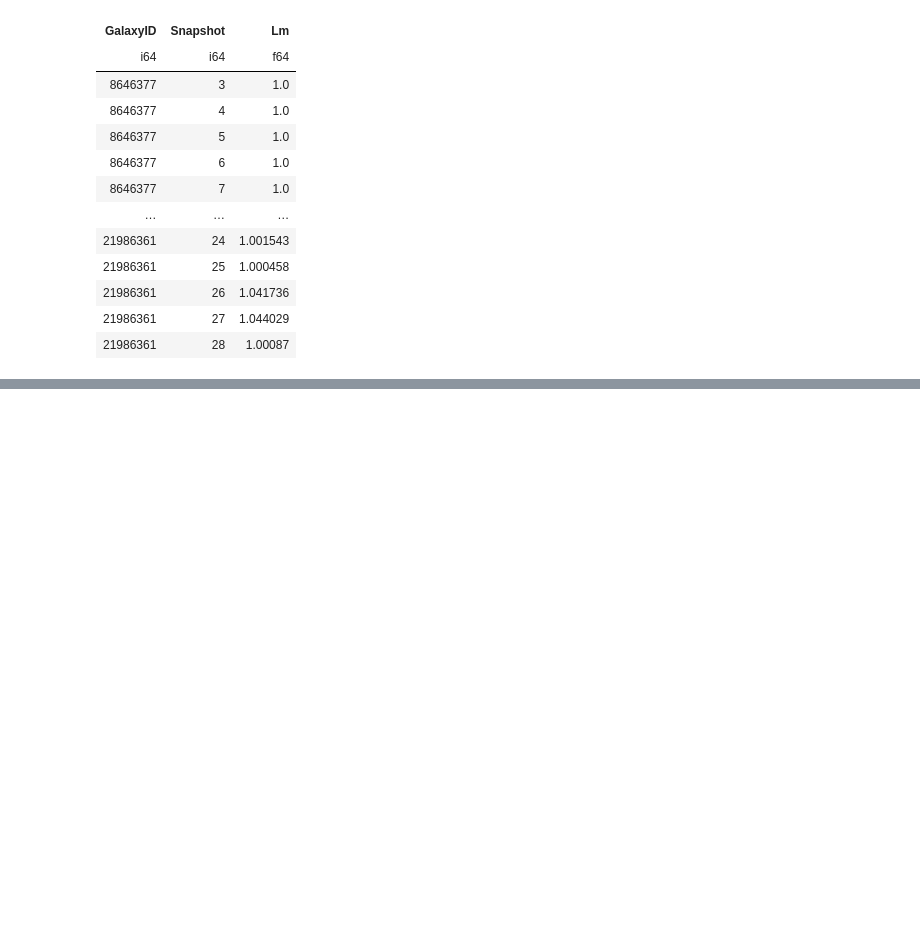
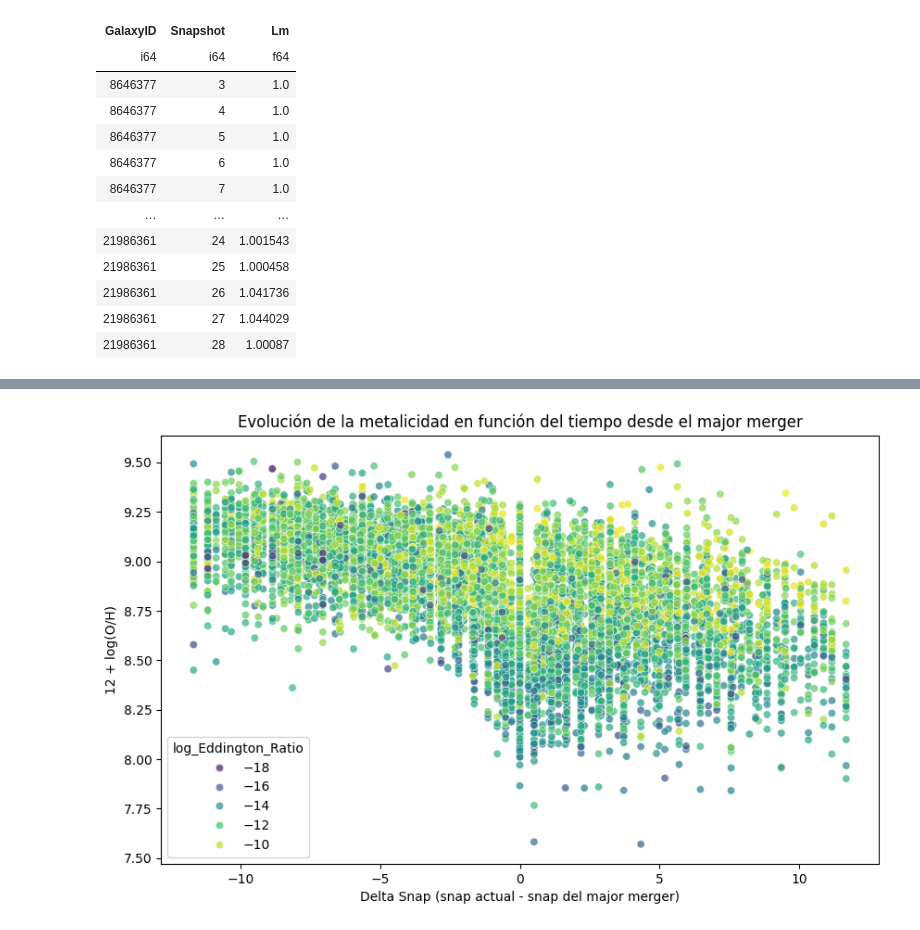
Before and after one commit to SantamariaR/Taller-Tesis-1, a Jupyter notebook: Estadistica_evolutiva.ipynb, the cells around one changed output, grey strips where cells are left out. Cells and saved outputs as stored; diff of their text form; code cells hidden in the pictures; blank space fills up the shorter version.

```diff
--- a/Estadistica_evolutiva.ipynb
+++ b/Estadistica_evolutiva.ipynb
@@ -125,0 +245,27 @@ fig.show()
+# %%
+# Creamos delta snap para cada galaxia, que es la diferencia entre el snap actual y el snap del major merger
+# Primero obtenemos el snap del major merger para cada galaxia
+major_merger_snaps = (
+    result_merger
+    .filter(pl.col("Lm") > 1.25)
+    .group_by("RootGalaxyID")
+    .agg(pl.min("SnapNum").alias("Snap_Major_Merger"))
+)
+
+# Separamos tambien diferencia temporal
+major_merger_time = (
+    result_merger
+    .filter(pl.col("Lm") > 1.25)
+    .group_by("RootGalaxyID")
+    .agg(pl.min("LookbackTime(Gyr)").alias("Time_Major_Merger"))
+)
+
+# Luego unimos esta información con el dataset original para calcular delta snap
+result_with_delta = result_merger.join(major_merger_snaps, on="RootGalaxyID", how="left").with_columns(
+    (pl.col("SnapNum") - pl.col("Snap_Major_Merger")).alias("Delta_Snap")
+)
+
+# Unimos también la información de tiempo para calcular delta tiempo
+result_with_delta = result_with_delta.join(major_merger_time, on="RootGalaxyID", how="left").with_columns(
+    (pl.col("LookbackTime(Gyr)") - pl.col("Time_Major_Merger")).alias("Delta_Time_Gyr")
+)
@@ -125,0 +289,18 @@ fig.show()
+# %%
+df =result_with_delta.filter( pl.col('BlackHoleMassAccretionRate')/pl.col('BlackHoleMass') < 1e-9 ).with_columns(
+    pl.col("Delta_Snap").alias("Delta_Snap"),
+    pl.col("SnapNum").alias("SnapNum"),
+    pl.col("Delta_Time_Gyr").alias("Delta_Time_Gyr"),
+    pl.col("Lm").alias("Lm"),
+    pl.col("12+log(O/H)").alias("12+log(O/H)"),
+    (pl.col('BlackHoleMassAccretionRate')/pl.col('BlackHoleMass')).log10().alias('log_Eddington_Ratio')).to_pandas()
+
+plt.figure(figsize=(10, 6))
+sns.scatterplot(data=df, x="Delta_Time_Gyr", y="12+log(O/H)", hue="log_Eddington_Ratio", palette="viridis", alpha=0.7)
+plt.title("Evolución de la metalicidad en función del tiempo desde el major merger")
+plt.xlabel("Delta Snap (snap actual - snap del major merger)")
+plt.ylabel("12 + log(O/H)")
+plt.legend(title="log_Eddington_Ratio")
+plt.show()
+# %% [output]
+[figure, added]
```
Also changed, not shown: parts of 12 cells of this notebook.
